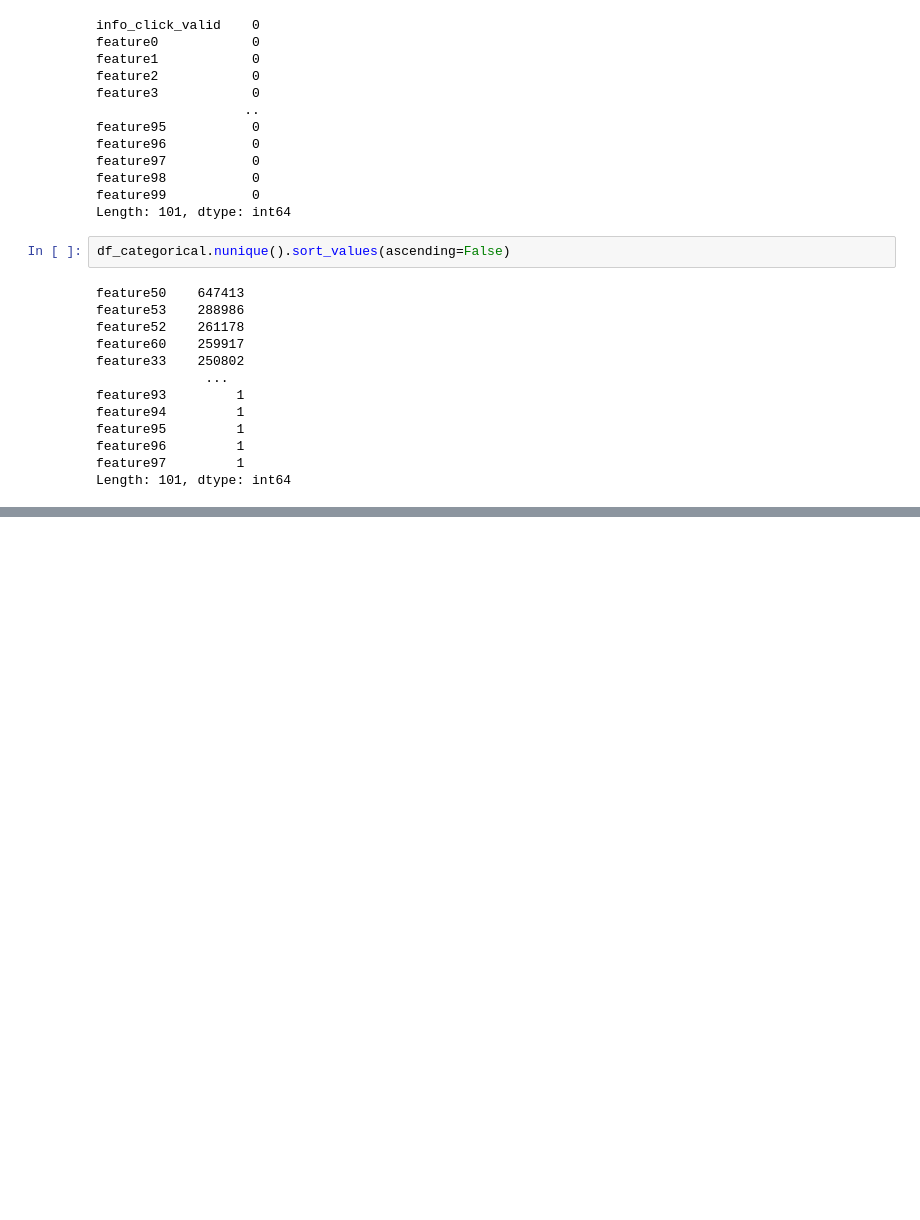
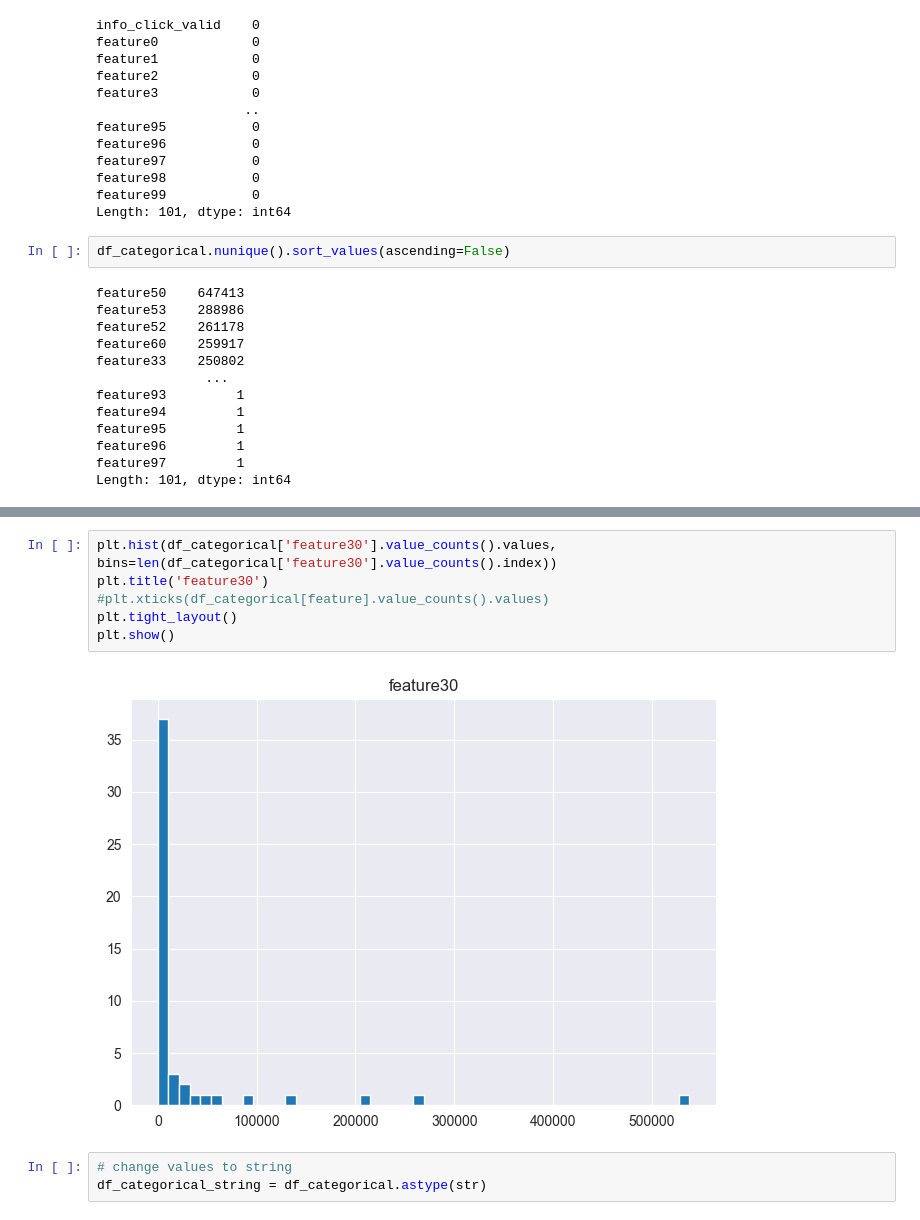
Before and after one commit to amadejp/DS_Project_Feature_Selection, a Jupyter notebook: src/EDA.ipynb, the cells around one changed output, grey strips where cells are left out. Saved outputs shown, nothing was run; the diff lists cells and outputs as text; blank space fills up the shorter version.

Commit message:
EDA - distributions, dominant values, correlation

```diff
--- a/src/EDA.ipynb
+++ b/src/EDA.ipynb
@@ -133,0 +164,11 @@ plt.show()
+# %%
+plt.hist(df_categorical['feature30'].value_counts().values, bins=len(df_categorical['feature30'].value_counts().index))
+plt.title('feature30')
+#plt.xticks(df_categorical[feature].value_counts().values)
+plt.tight_layout()
+plt.show()
+# %% [output]
+[figure, added]
+# %%
+# change values to string
+df_categorical_string = df_categorical.astype(str)
```
Also changed, not shown: parts of 10 cells of this notebook, 1 other file.
